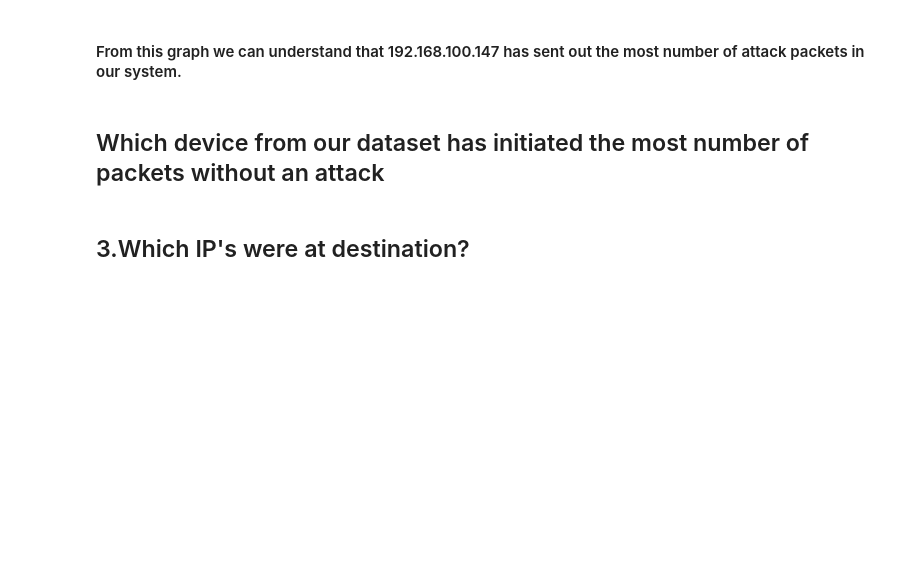
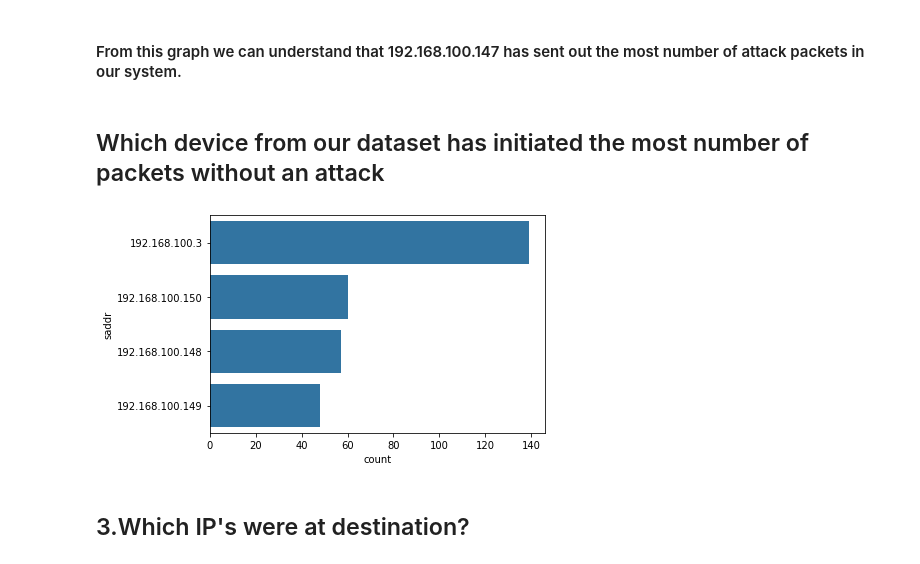
Before and after one commit to Siddharth1698/Analysis-of-DDoS-attack-from-Botnet-devices-using-Machine-Learning-Classifiers, a Jupyter notebook: Data Analysis.ipynb, the cells around one changed output. Drawn from its saved outputs; the diff is of its cells as text; code cells hidden in the pictures; blank space fills up the shorter version.

```diff
--- a/Data Analysis.ipynb
+++ b/Data Analysis.ipynb
@@ -96,6 +115,12 @@ gen_bar('saddr',4,df_attacked)
 #### From this graph we can understand that 192.168.100.147 has sent out the most number of attack packets in our system.
 # %% [markdown]
 ## Which device from our dataset has initiated the most number of packets without an attack
+# %%
+gen_bar('saddr',4,df_normal)
+
+# we called the function to generate the bar graph for top 4 values of senders address in normal dataset.
+# %% [output]
+[figure, added]
 # %% [markdown]
 ## 3.Which IP's were at destination?
 # %%
```
Also changed, not shown: parts of 14 cells of this notebook.
